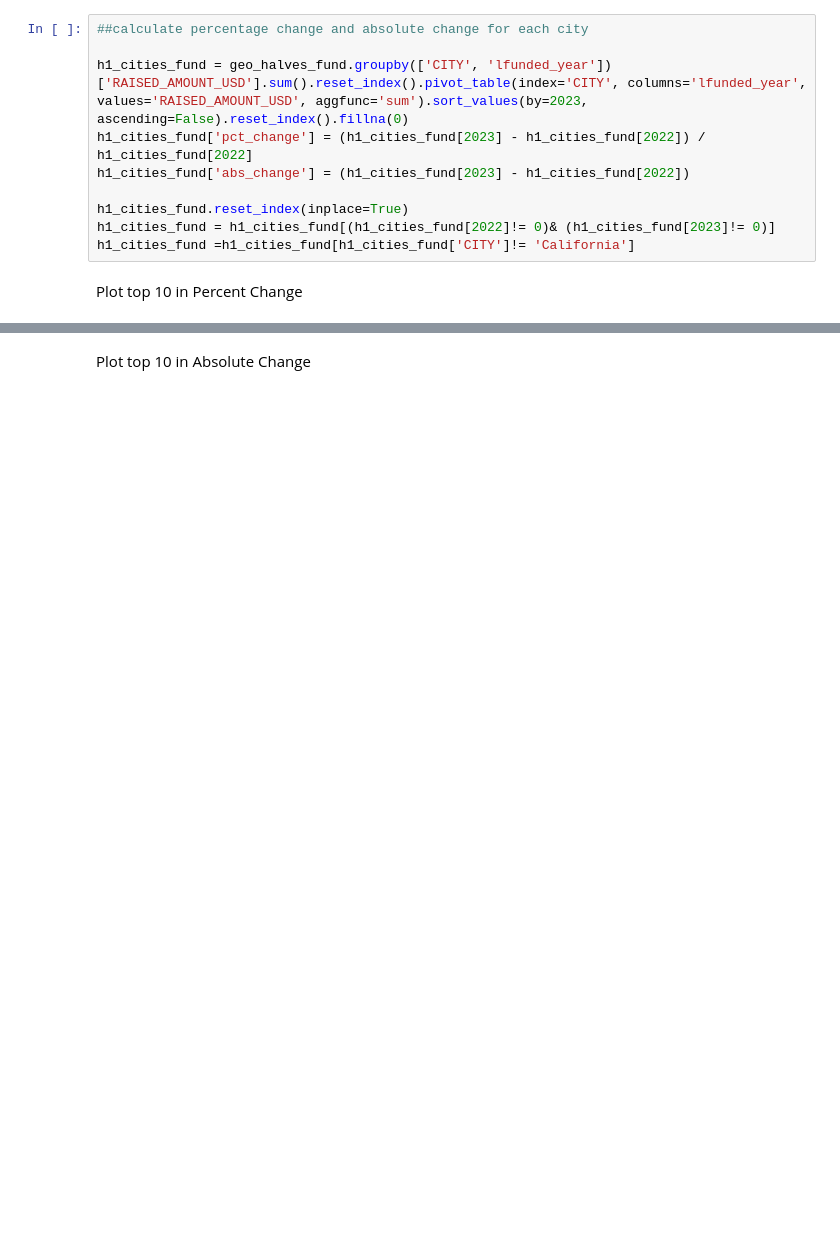
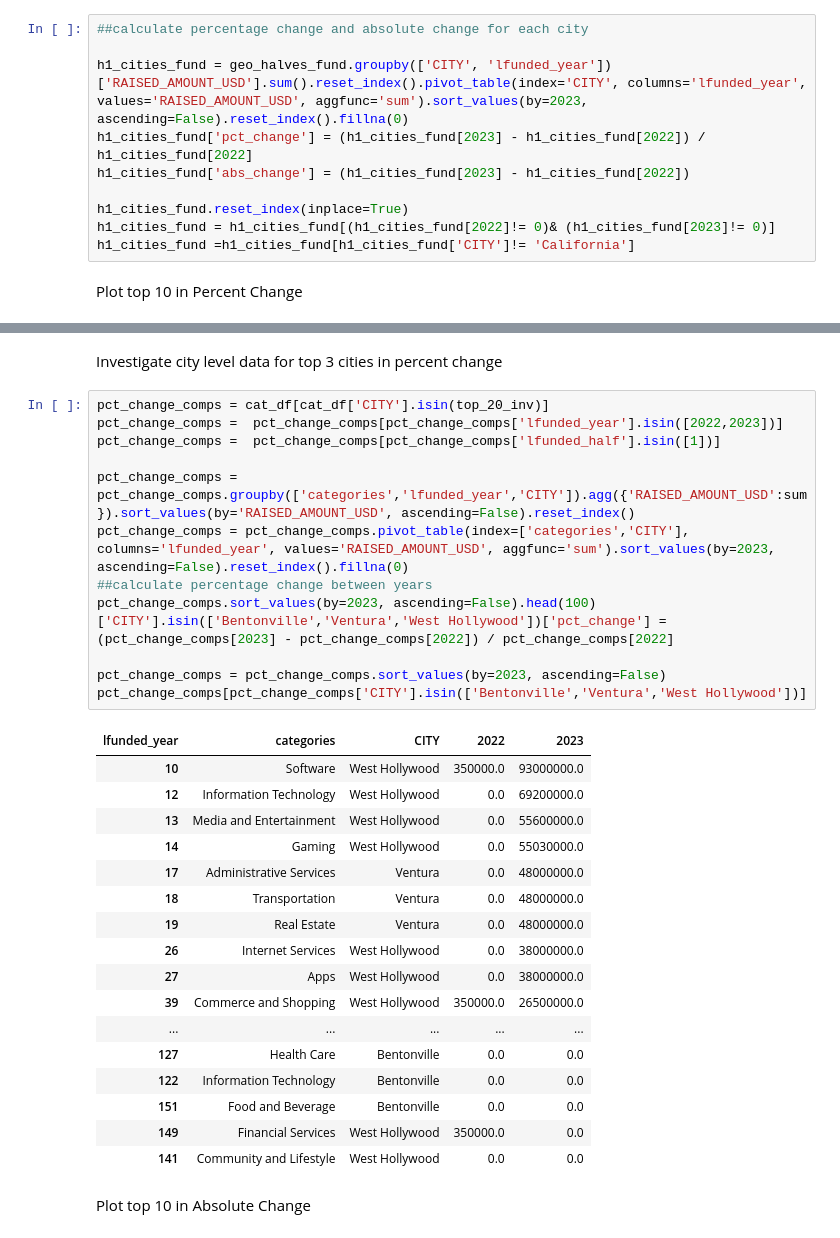
Before and after one commit to Willschulman/bane_data_science_consultant_assesment, a Jupyter notebook: Exploratory_Analysis.ipynb, the cells around one changed output, grey strips where cells are left out. Saved outputs shown, nothing was run; the diff lists cells and outputs as text; blank space fills up the shorter version.

```diff
--- a/Exploratory_Analysis.ipynb
+++ b/Exploratory_Analysis.ipynb
@@ -266,3 +307,35 @@ plt.show()
+# %% [markdown]
+Investigate city level data for top 3 cities in percent change
+# %%
+pct_change_comps = cat_df[cat_df['CITY'].isin(top_20_inv)]
+pct_change_comps =  pct_change_comps[pct_change_comps['lfunded_year'].isin([2022,2023])]
+pct_change_comps =  pct_change_comps[pct_change_comps['lfunded_half'].isin([1])]
+
+pct_change_comps = pct_change_comps.groupby(['categories','lfunded_year','CITY']).agg({'RAISED_AMOUNT_USD':sum}).sort_values(by='RAISED_AMOUNT_USD', ascending=False).reset_index()
+pct_change_comps = pct_change_comps.pivot_table(index=['categories','CITY'], columns='lfunded_year', values='RAISED_AMOUNT_USD', aggfunc='sum').sort_values(by=2023, ascending=False).reset_index().fillna(0)
+##calculate percentage change between years
+pct_change_comps.sort_values(by=2023, ascending=False).head(100)['CITY'].isin(['Bentonville','Ventura','West Hollywood'])['pct_change'] = (pct_change_comps[2023] - pct_change_comps[2022]) / pct_change_comps[2022]
+
+pct_change_comps = pct_change_comps.sort_values(by=2023, ascending=False)
+pct_change_comps[pct_change_comps['CITY'].isin(['Bentonville','Ventura','West Hollywood'])]
+# %% [output]
+| lfunded_year | categories | CITY | 2022 | 2023 |
+| 10 | Software | West Hollywood | 350000.0 | 93000000.0 |
+| 12 | Information Technology | West Hollywood | 0.0 | 69200000.0 |
+| 13 | Media and Entertainment | West Hollywood | 0.0 | 55600000.0 |
+| 14 | Gaming | West Hollywood | 0.0 | 55030000.0 |
+| 17 | Administrative Services | Ventura | 0.0 | 48000000.0 |
+| 18 | Transportation | Ventura | 0.0 | 48000000.0 |
+| 19 | Real Estate | Ventura | 0.0 | 48000000.0 |
+| 26 | Internet Services | West Hollywood | 0.0 | 38000000.0 |
+| 27 | Apps | West Hollywood | 0.0 | 38000000.0 |
+| 39 | Commerce and Shopping | West Hollywood | 350000.0 | 26500000.0 |
+| ... | ... | ... | ... | ... |
+| 127 | Health Care | Bentonville | 0.0 | 0.0 |
+| 122 | Information Technology | Bentonville | 0.0 | 0.0 |
+| 151 | Food and Beverage | Bentonville | 0.0 | 0.0 |
+| 149 | Financial Services | West Hollywood | 350000.0 | 0.0 |
+| 141 | Community and Lifestyle | West Hollywood | 0.0 | 0.0 |
 # %% [markdown]
 Plot top 10 in Absolute Change
 # %%
```
Also changed, not shown: parts of 28 cells of this notebook, 2 other files.
